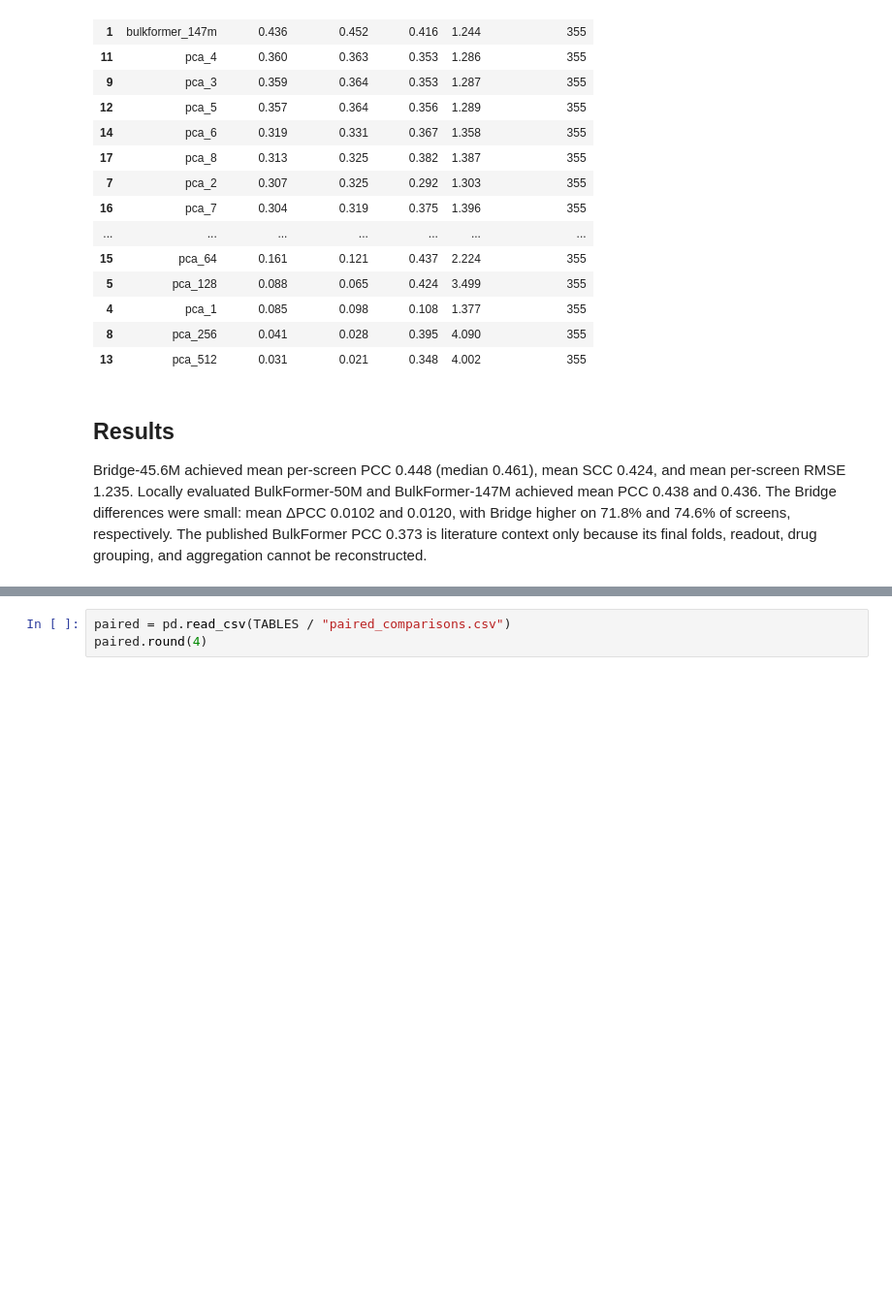
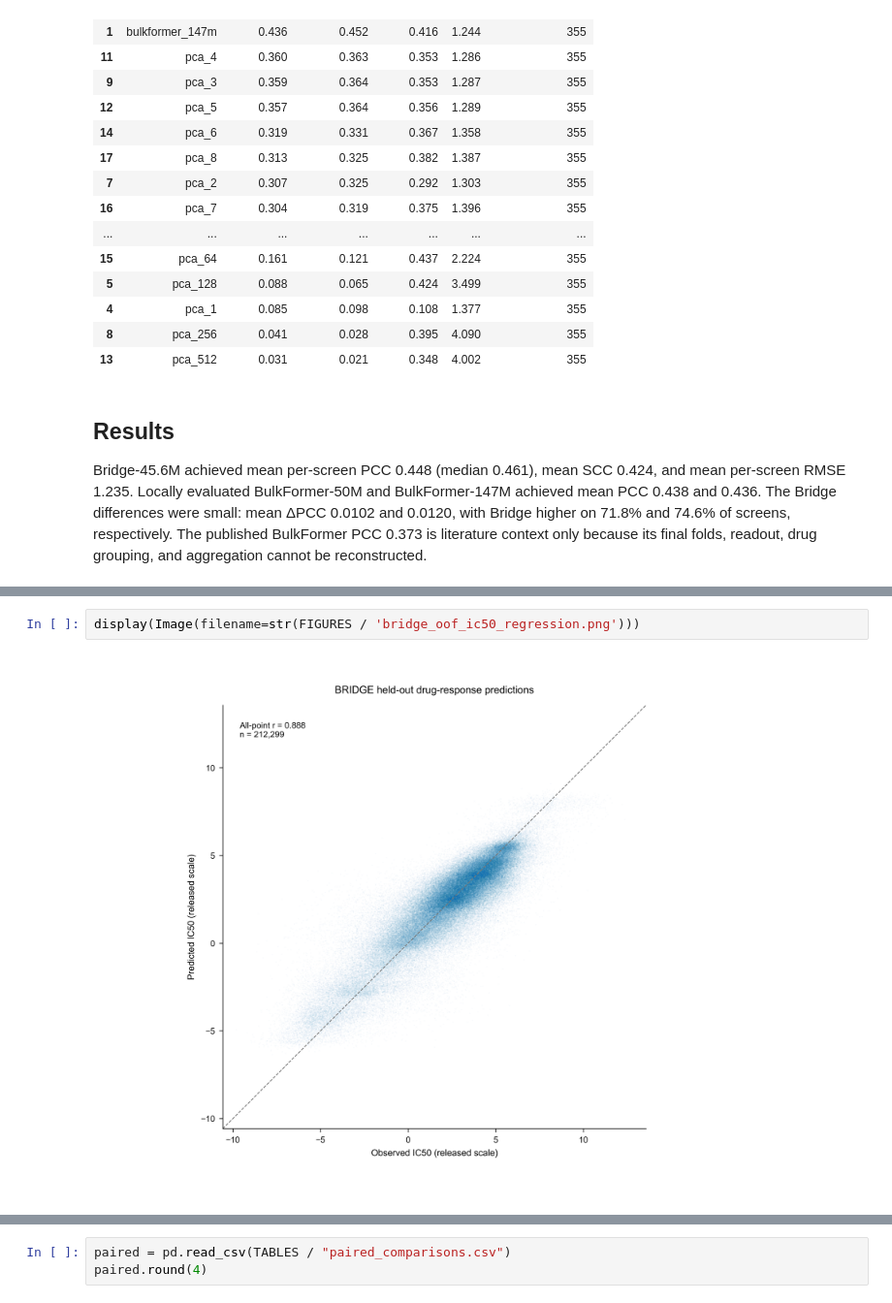
Before and after one commit to alwalt/bridge-rna, a Jupyter notebook: benchmarks/drug_response/drug_response.ipynb, the cells around one changed output, grey strips where cells are left out. Shown at 97% size. Saved outputs shown, nothing was run; the diff lists cells and outputs as text; blank space fills up the shorter version.

Commit message:
Document drug-response inputs and add held-out prediction figures

```diff
--- a/benchmarks/drug_response/drug_response.ipynb
+++ b/benchmarks/drug_response/drug_response.ipynb
@@ -80,0 +91,4 @@ Bridge-45.6M achieved mean per-screen PCC 0.448 (median 0.461), mean SCC 0.424,
+# %%
+display(Image(filename=str(FIGURES / 'bridge_oof_ic50_regression.png')))
+# %% [output]
+[figure, added]
```
Also changed, not shown: parts of 5 cells of this notebook, 29 other files.
